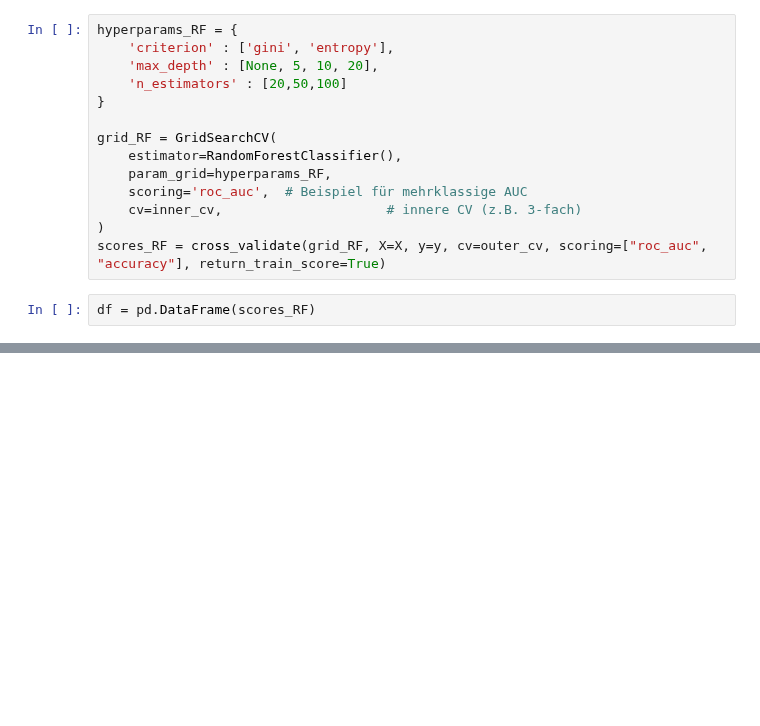
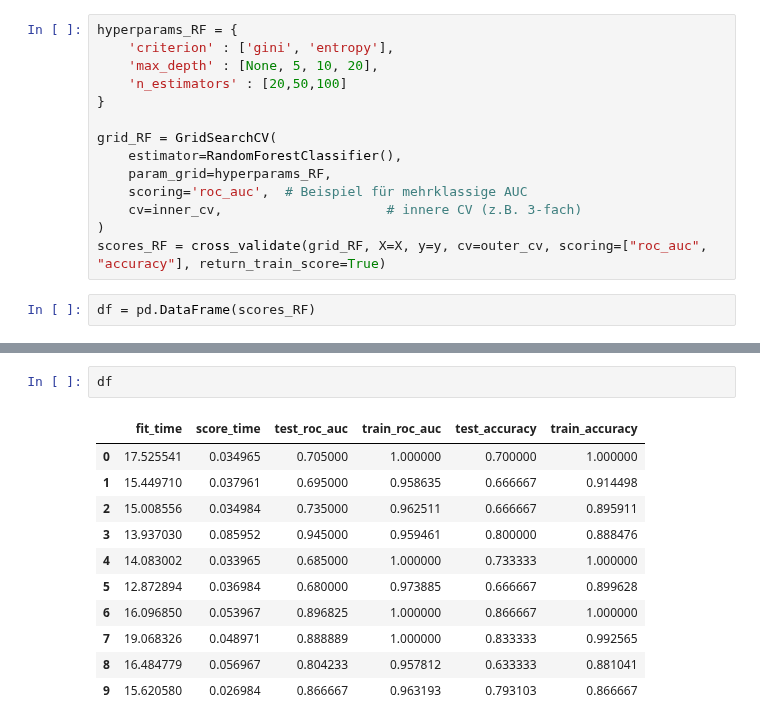
Before and after one commit to FelixFritz02/MasterKL, a Jupyter notebook: AI Numerics/Data Challenge/random_forest.ipynb, the cells around one changed output, grey strips where cells are left out. Drawn from its saved outputs; the diff is of its cells as text; blank space fills up the shorter version.

```diff
--- a/AI Numerics/Data Challenge/random_forest.ipynb
+++ b/AI Numerics/Data Challenge/random_forest.ipynb
@@ -62,0 +68,14 @@ plt.show()
+# %%
+df
+# %% [output]
+|  | fit_time | score_time | test_roc_auc | train_roc_auc | test_accuracy | train_accuracy |
+| 0 | 17.525541 | 0.034965 | 0.705000 | 1.000000 | 0.700000 | 1.000000 |
+| 1 | 15.449710 | 0.037961 | 0.695000 | 0.958635 | 0.666667 | 0.914498 |
+| 2 | 15.008556 | 0.034984 | 0.735000 | 0.962511 | 0.666667 | 0.895911 |
+| 3 | 13.937030 | 0.085952 | 0.945000 | 0.959461 | 0.800000 | 0.888476 |
+| 4 | 14.083002 | 0.033965 | 0.685000 | 1.000000 | 0.733333 | 1.000000 |
+| 5 | 12.872894 | 0.036984 | 0.680000 | 0.973885 | 0.666667 | 0.899628 |
+| 6 | 16.096850 | 0.053967 | 0.896825 | 1.000000 | 0.866667 | 1.000000 |
+| 7 | 19.068326 | 0.048971 | 0.888889 | 1.000000 | 0.833333 | 0.992565 |
+| 8 | 16.484779 | 0.056967 | 0.804233 | 0.957812 | 0.633333 | 0.881041 |
+| 9 | 15.620580 | 0.026984 | 0.866667 | 0.963193 | 0.793103 | 0.866667 |
```
Also changed, not shown: parts of 5 cells of this notebook, 3 other files.
